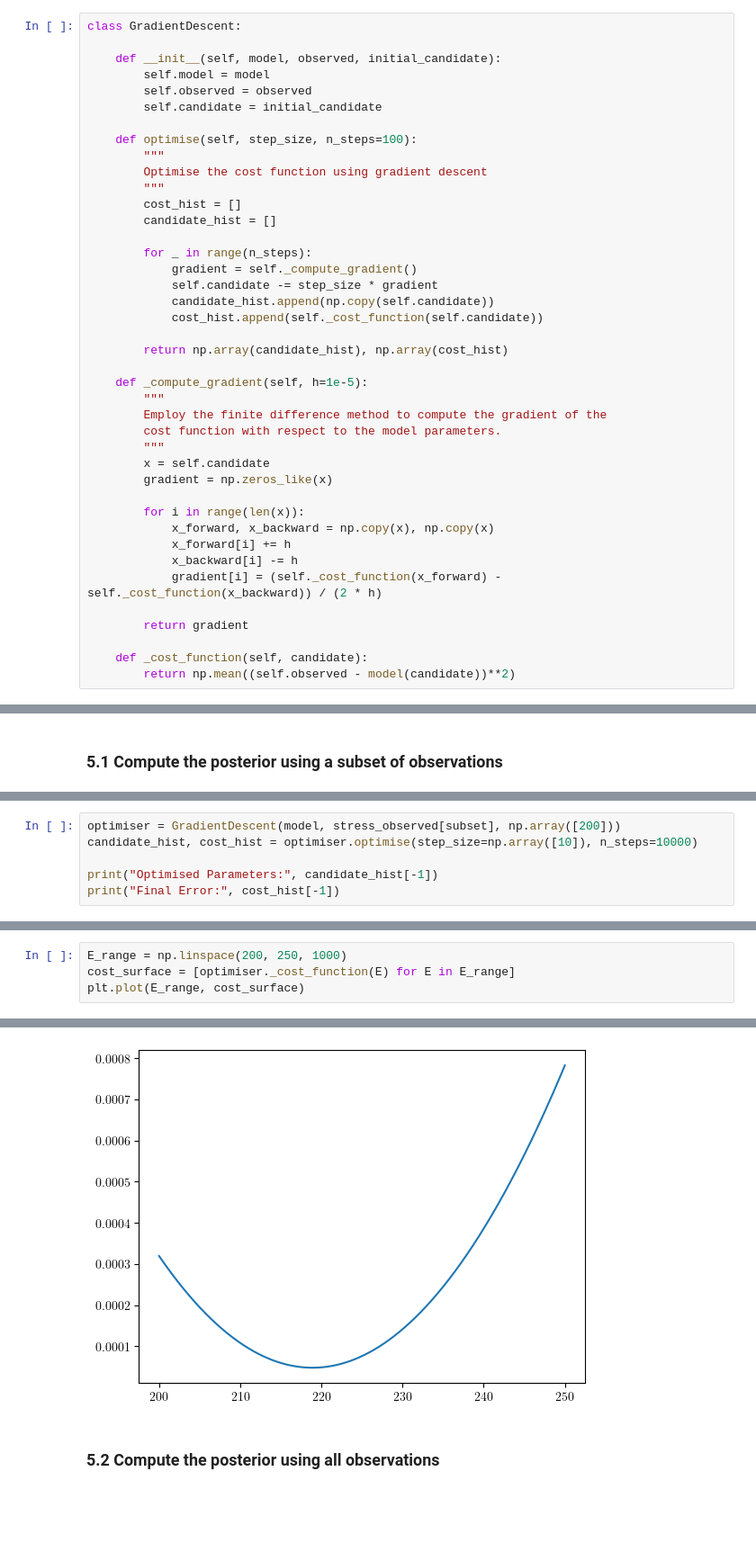
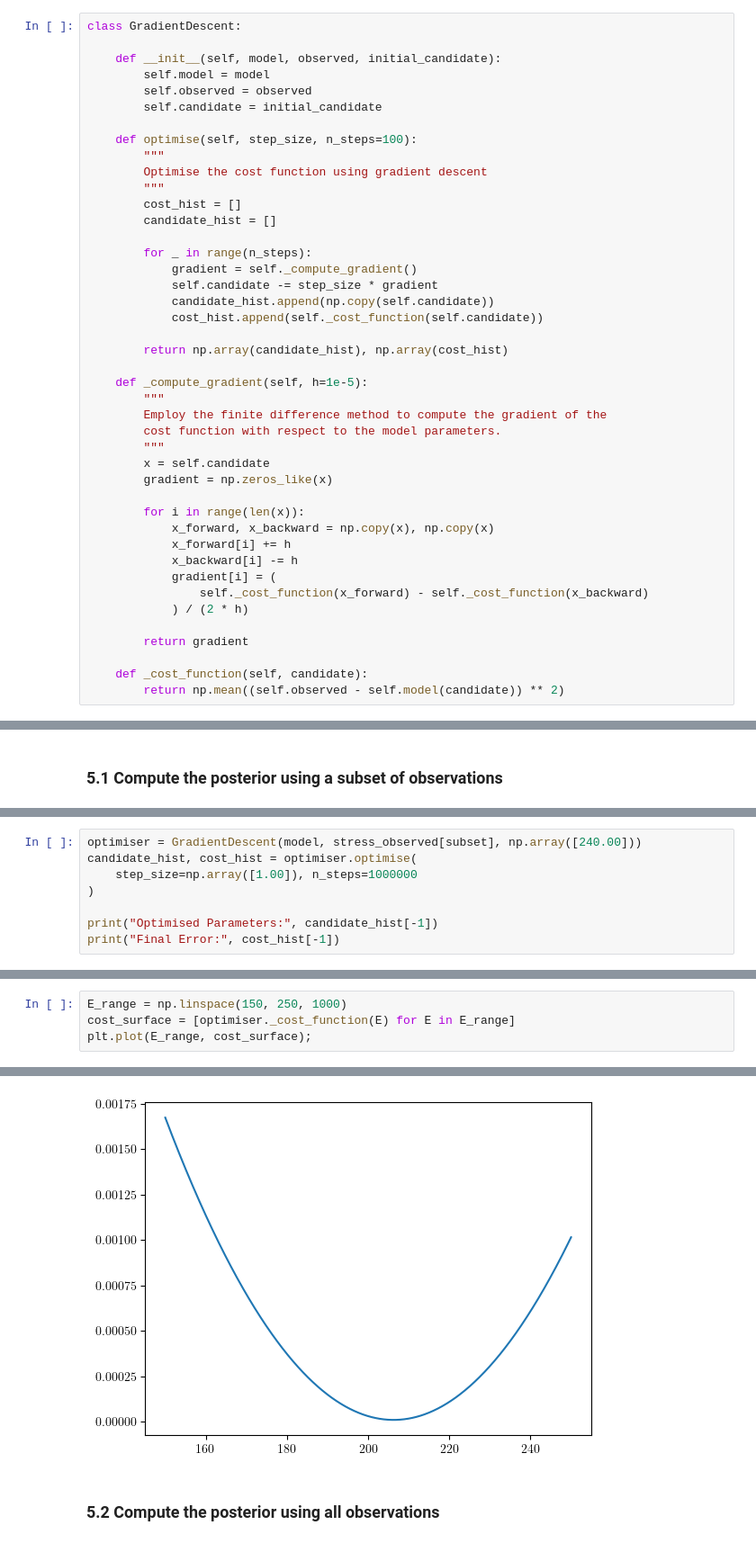
Before and after one commit to mark-hobbs/bayesian-inference-tutorial, a Jupyter notebook: examples/01-linear-elasticity.ipynb, the cells around one changed output, grey strips where cells are left out. Shown at 90% size. Saved outputs shown, nothing was run; the diff lists cells and outputs as text; blank space fills up the shorter version.

```diff
--- a/examples/01-linear-elasticity.ipynb
+++ b/examples/01-linear-elasticity.ipynb
@@ -90,12 +90,14 @@ class GradientDescent:
             x_forward, x_backward = np.copy(x), np.copy(x)
             x_forward[i] += h
             x_backward[i] -= h
-            gradient[i] = (self._cost_function(x_forward) - self._cost_function(x_backward)) / (2 * h)
+            gradient[i] = (
+                self._cost_function(x_forward) - self._cost_function(x_backward)
+            ) / (2 * h)
 
         return gradient
 
     def _cost_function(self, candidate):
-        return np.mean((self.observed - model(candidate))**2)
+        return np.mean((self.observed - self.model(candidate)) ** 2)
 # %%
 def linear_regression(x, y):
     """
@@ -534,6 +540,8 @@ plt.tight_layout()
 # %%
-optimiser = GradientDescent(model, stress_observed[subset], np.array([200]))
-candidate_hist, cost_hist = optimiser.optimise(step_size=np.array([10]), n_steps=10000)
+optimiser = GradientDescent(model, stress_observed[subset], np.array([240.00]))
+candidate_hist, cost_hist = optimiser.optimise(
+    step_size=np.array([1.00]), n_steps=1000000
+)
 
 print("Optimised Parameters:", candidate_hist[-1])
 print("Final Error:", cost_hist[-1])
@@ -543,5 +563,5 @@ Final Error: 0.00010848377198509333
 # %%
-E_range = np.linspace(200, 250, 1000)
+E_range = np.linspace(150, 250, 1000)
 cost_surface = [optimiser._cost_function(E) for E in E_range]
-plt.plot(E_range, cost_surface)
+plt.plot(E_range, cost_surface);
 # %% [output]
@@ -549,4 +568,4 @@ plt.plot(E_range, cost_surface)
-[figure, old version]
+[figure, new version]
 # %% [markdown]
 ### 5.2 Compute the posterior using all observations
 # %%
```
Also changed, not shown: parts of 13 cells of this notebook, 1 other file.
